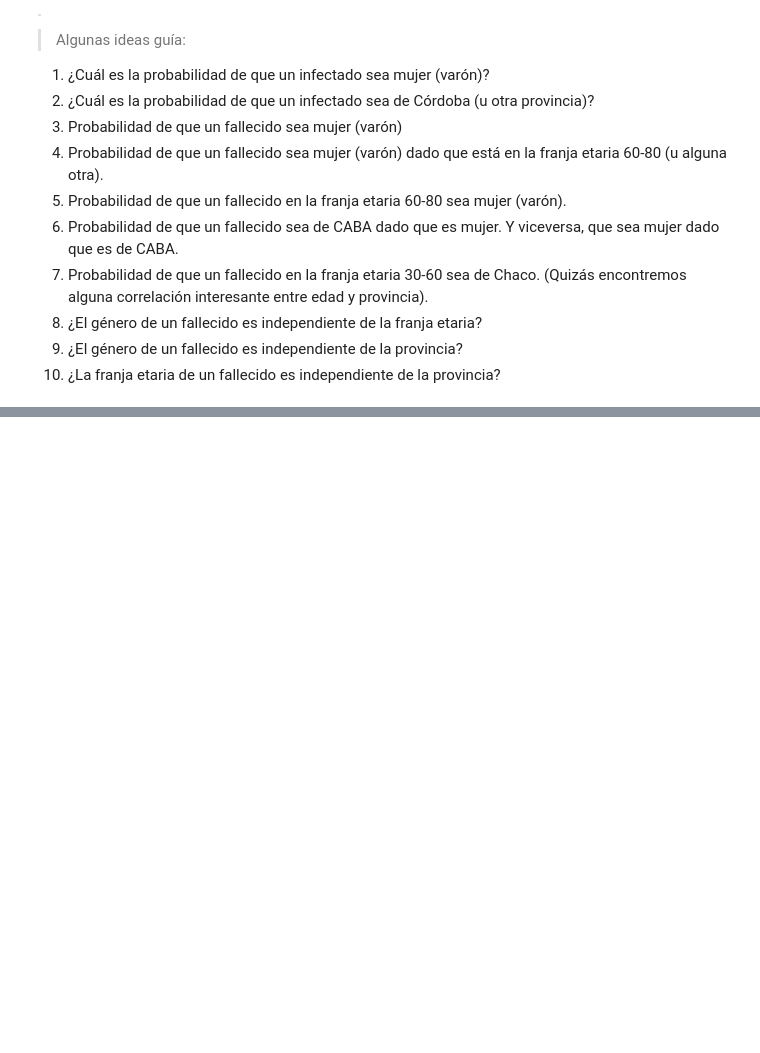
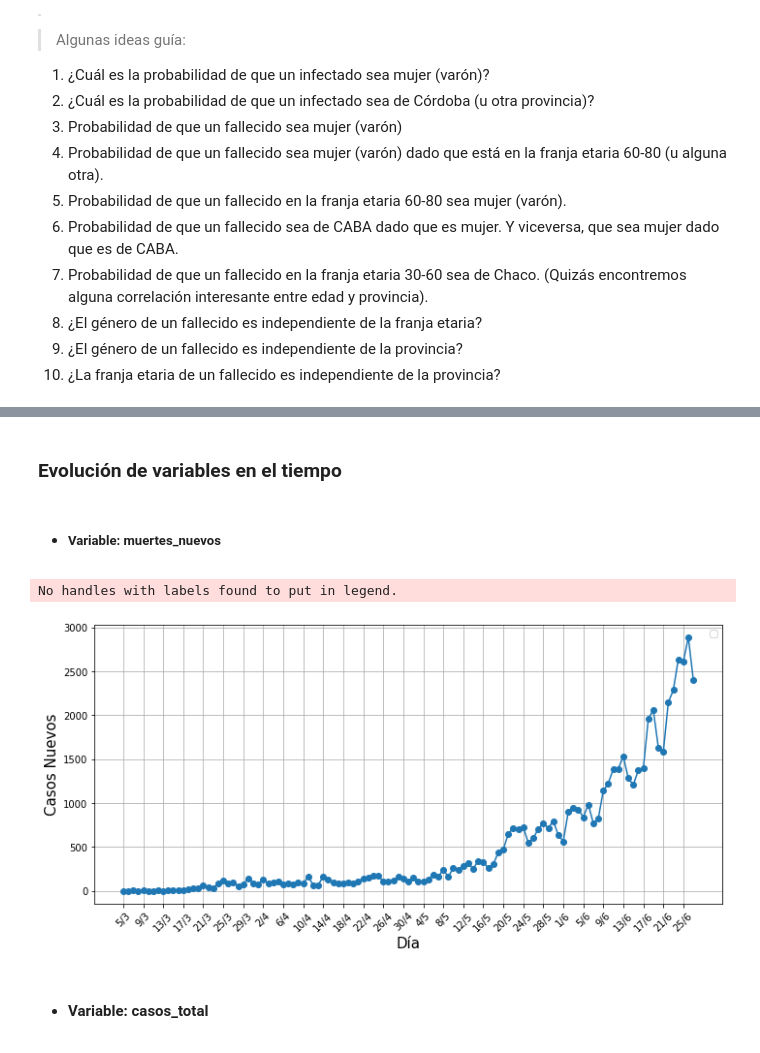
Before and after one commit to ldidone/mentoria-diplodatos, a Jupyter notebook: Practico 1/practico_1_analisis_y_visualizacion.ipynb, the cells around one changed output, grey strips where cells are left out. Saved outputs shown, nothing was run; the diff lists cells and outputs as text; code cells hidden in the pictures; blank space fills up the shorter version.

```diff
--- a/Practico 1/practico_1_analisis_y_visualizacion.ipynb
+++ b/Practico 1/practico_1_analisis_y_visualizacion.ipynb
@@ -230,0 +351,43 @@ data3.sample(2).transpose()
+# %% [markdown]
+### Evolución de variables en el tiempo
+# %%
+def time_plot(x, y, title, ylabel, y2=None, label1='', label2='', filename=None):
+
+    fig, ax = plt.subplots(figsize=(10, 5))
+
+    if y2 is not None:
+        ax.plot(x, y, '-o', label=label1)
+        ax.plot(x, y2, '-s', label=label2)
+    else:
+        ax.plot(x, y, '-o')
+
+    ax.set_title(title, fontsize=20)
+    ax.set_xlabel('Día', fontsize=15)
+    ax.set_ylabel(ylabel, fontsize=15)
+
+    ax.set_xticks(x[::4])
+    ax.set_xticklabels(x[::4])
+
+    plt.setp(ax.xaxis.get_majorticklabels(), rotation=45)
+    plt.legend(loc='best')
+    plt.grid()
+
+    plt.tight_layout()
+
+    if filename is not None:
+        plt.savefig(filename)
+
+    plt.show()
+# %%
+fechas = (data1['fecha'].dt.day).astype(str) +'/'+ (data1['fecha'].dt.month).astype(str)
+# %% [markdown]
+- ##### Variable: muertes_nuevos
+# %%
+casos_nuevos = data1['casos_nuevos']
+# %%
+time_plot(fechas, casos_nuevos, title='', ylabel='Casos Nuevos')
+# %% [output]
+No handles with labels found to put in legend.
+[figure, added]
+# %% [markdown]
+- #### Variable: casos_total
```
Also changed, not shown: parts of 63 cells of this notebook.
